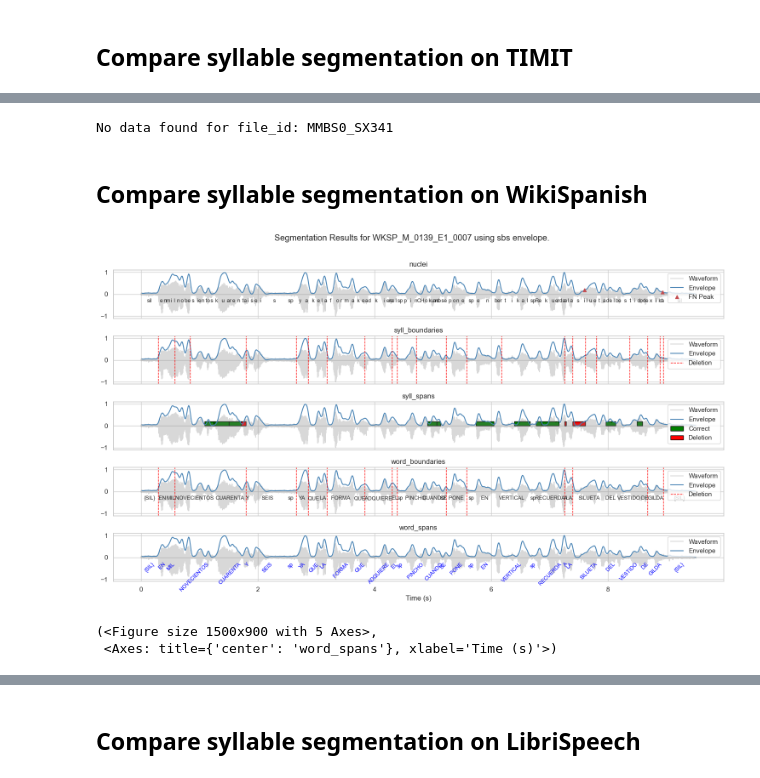
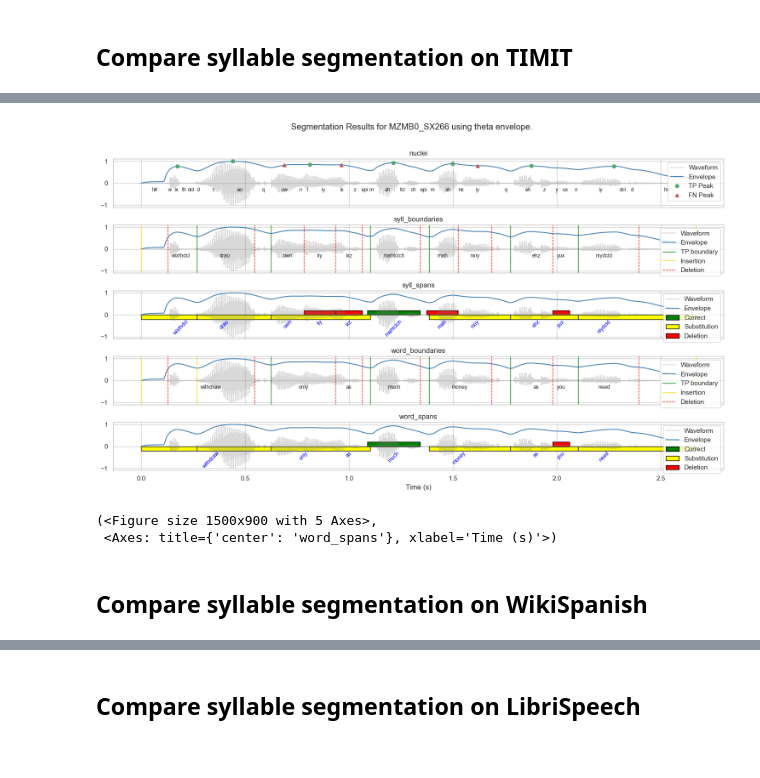
Before and after one commit to hjvm/findsylls, a Jupyter notebook: findsylls_demo.ipynb, the cells around one changed output, grey strips where cells are left out. Cells and saved outputs as stored; diff of their text form; code cells hidden in the pictures.

```diff
--- a/findsylls_demo.ipynb
+++ b/findsylls_demo.ipynb
@@ -346,15 +427,17 @@ plot_segmentation_result(
 # %%
 plot_segmentation_result(
     df=timit_theta_results,
     file_id=timit_sample,
     envelope_fn = "theta",
     envelope_kwargs=theta_envelope_kwargs,
     phone_tier=TMT_PHONE_TIER,
-    syll_tier=None,
+    syll_tier=TMT_SYLL_TIER,
     word_tier=TMT_WORD_TIER
 )
 # %% [output]
+[figure, added]
-No data found for file_id: MMBS0_SX341
+(<Figure size 1500x900 with 5 Axes>,
+ <Axes: title={'center': 'word_spans'}, xlabel='Time (s)'>)
 # %%
 # Cleanup.
 del timit_sbs_results
@@ -374,13 +457,9 @@ plot_segmentation_result(
     envelope_fn = "sbs",
     envelope_kwargs=sbs_envelope_kwargs,
     phone_tier=WKSP_PHONE_TIER,
-    syll_tier=None,
+    syll_tier=WKSP_SYLL_TIER,
     word_tier=WKSP_WORD_TIER
 )
-# %% [output]
-[figure, removed]
-(<Figure size 1500x900 with 5 Axes>,
- <Axes: title={'center': 'word_spans'}, xlabel='Time (s)'>)
 # %%
 plot_segmentation_result(
     df=wksp_sbs_results,
```
Also changed, not shown: parts of 30 cells of this notebook, 42 other files.
